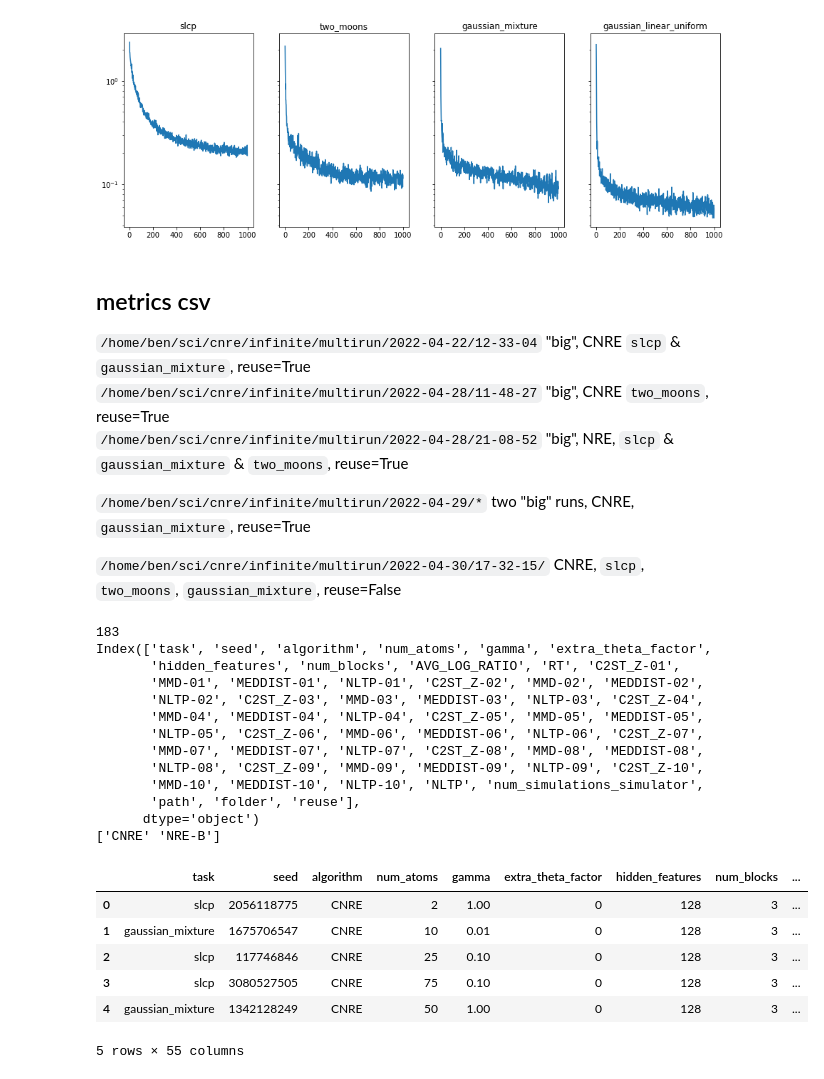
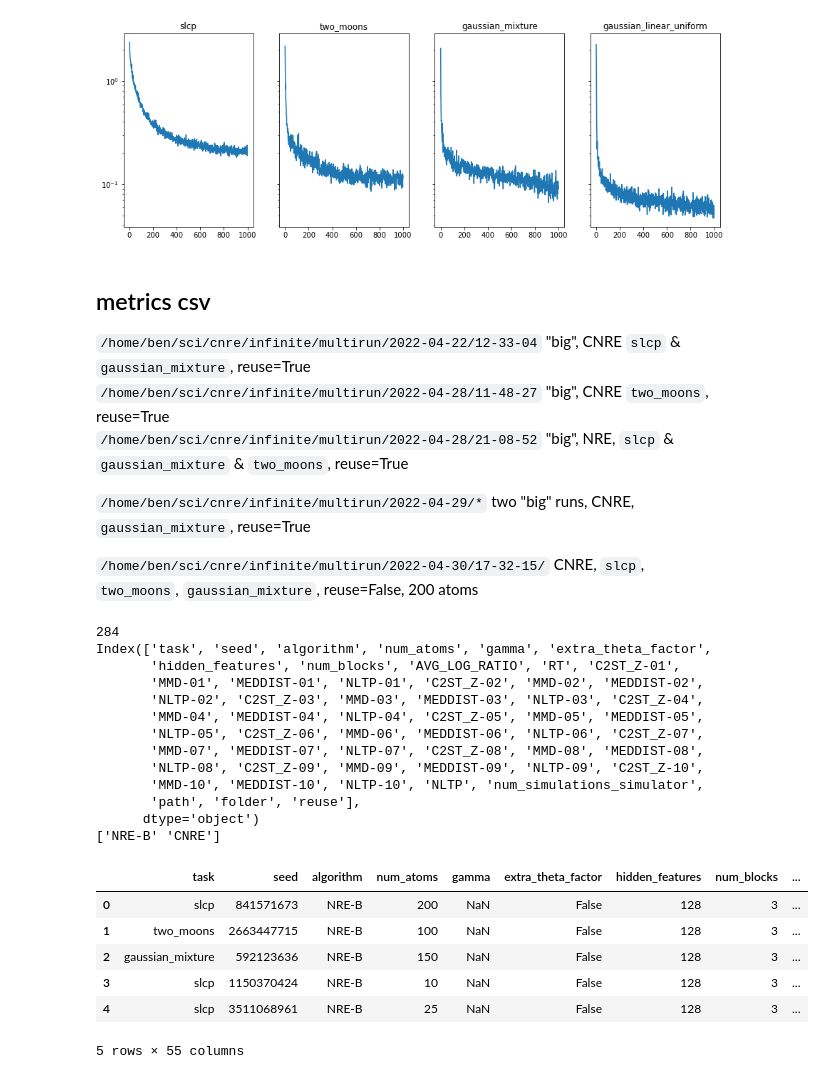
Before and after one commit to bkmi/cnre, a Jupyter notebook: infinite/01 validation loss.ipynb, the cells around one changed output. Saved outputs shown, nothing was run; the diff lists cells and outputs as text; code cells hidden in the pictures.

```diff
--- a/infinite/01 validation loss.ipynb
+++ b/infinite/01 validation loss.ipynb
@@ -44,40 +44,41 @@ for ax, (name, experiment_folder) in zip(axes.flatten(), experiment_folders.item
 
 `/home/ben/sci/cnre/infinite/multirun/2022-04-29/*` two "big" runs, CNRE, `gaussian_mixture`, reuse=True
 
-`/home/ben/sci/cnre/infinite/multirun/2022-04-30/17-32-15/` CNRE, `slcp`, `two_moons`, `gaussian_mixture`, reuse=False
+`/home/ben/sci/cnre/infinite/multirun/2022-04-30/17-32-15/` CNRE, `slcp`, `two_moons`, `gaussian_mixture`, reuse=False, 200 atoms
 # %%
 files = [
     # "metrics01.csv",
     # "metrics02.csv",
-    "metrics-512.csv",
-    "metrics-512b.csv",
-    "metrics-reuse-false.csv"
+    # "metrics-512.csv",
+    # "metrics-512b.csv",
+    # "metrics-reuse-false.csv",
+    "metrics-3layer-reuse-false.csv"
 ]
 df = pd.concat([pd.read_csv(file, index_col=0) for file in files], ignore_index=True)
 print(len(df))
 print(df.columns)
 print(df["algorithm"].unique())
 df.head()
 # %% [output]
-183
+284
 Index(['task', 'seed', 'algorithm', 'num_atoms', 'gamma', 'extra_theta_factor',
        'hidden_features', 'num_blocks', 'AVG_LOG_RATIO', 'RT', 'C2ST_Z-01',
        'MMD-01', 'MEDDIST-01', 'NLTP-01', 'C2ST_Z-02', 'MMD-02', 'MEDDIST-02',
        'NLTP-02', 'C2ST_Z-03', 'MMD-03', 'MEDDIST-03', 'NLTP-03', 'C2ST_Z-04',
        'MMD-04', 'MEDDIST-04', 'NLTP-04', 'C2ST_Z-05', 'MMD-05', 'MEDDIST-05',
        'NLTP-05', 'C2ST_Z-06', 'MMD-06', 'MEDDIST-06', 'NLTP-06', 'C2ST_Z-07',
        'MMD-07', 'MEDDIST-07', 'NLTP-07', 'C2ST_Z-08', 'MMD-08', 'MEDDIST-08',
        'NLTP-08', 'C2ST_Z-09', 'MMD-09', 'MEDDIST-09', 'NLTP-09', 'C2ST_Z-10',
        'MMD-10', 'MEDDIST-10', 'NLTP-10', 'NLTP', 'num_simulations_simulator',
        'path', 'folder', 'reuse'],
       dtype='object')
-['CNRE' 'NRE-B']
+['NRE-B' 'CNRE']
 |  | task | seed | algorithm | num_atoms | gamma | extra_theta_factor | hidden_features | num_blocks | ... |
-| 0 | slcp | 2056118775 | CNRE | 2 | 1.00 | 0 | 128 | 3 | ... |
-| 1 | gaussian_mixture | 1675706547 | CNRE | 10 | 0.01 | 0 | 128 | 3 | ... |
-| 2 | slcp | 117746846 | CNRE | 25 | 0.10 | 0 | 128 | 3 | ... |
-| 3 | slcp | 3080527505 | CNRE | 75 | 0.10 | 0 | 128 | 3 | ... |
-| 4 | gaussian_mixture | 1342128249 | CNRE | 50 | 1.00 | 0 | 128 | 3 | ... |
+| 0 | slcp | 841571673 | NRE-B | 200 | NaN | False | 128 | 3 | ... |
+| 1 | two_moons | 2663447715 | NRE-B | 100 | NaN | False | 128 | 3 | ... |
+| 2 | gaussian_mixture | 592123636 | NRE-B | 150 | NaN | False | 128 | 3 | ... |
+| 3 | slcp | 1150370424 | NRE-B | 10 | NaN | False | 128 | 3 | ... |
+| 4 | slcp | 3511068961 | NRE-B | 25 | NaN | False | 128 | 3 | ... |
 5 rows × 55 columns
 # %%
 # groupby drops NaNs fix this here.
```
Also changed, not shown: parts of 3 cells of this notebook, 12 other files.
